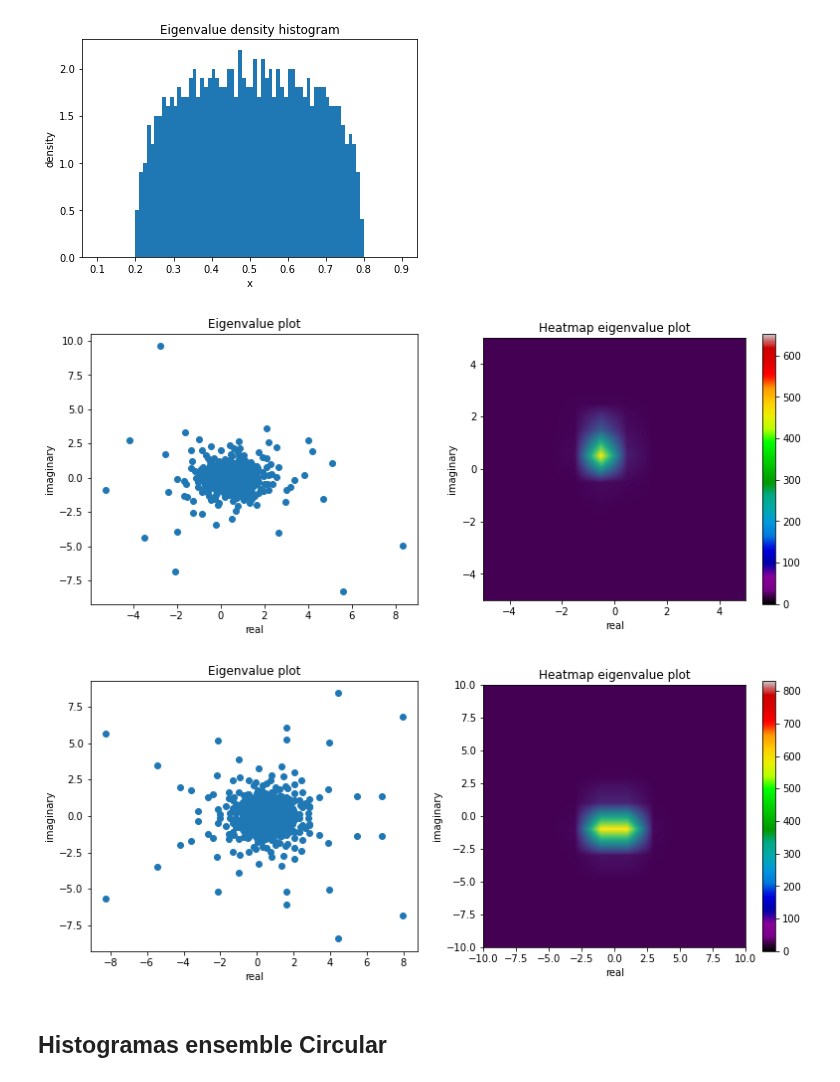
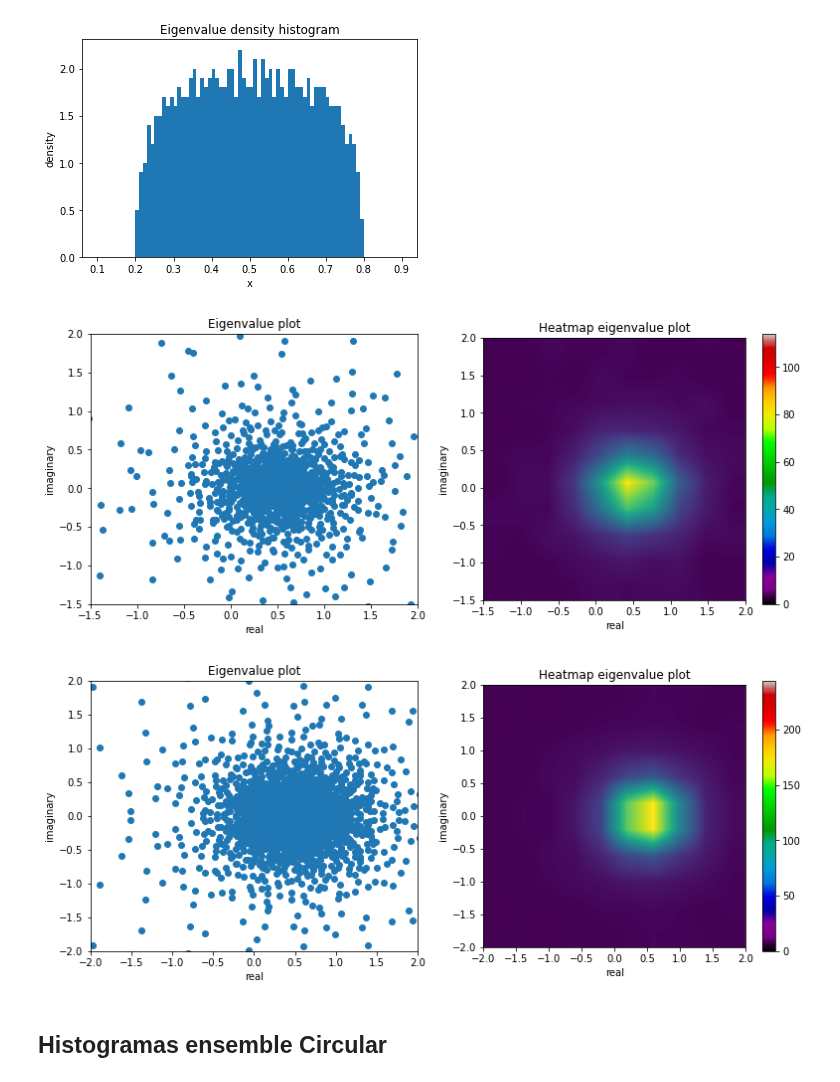
Before and after one commit to AlejandroSantorum/scikit-rmt, a Jupyter notebook: notebooks/ensemble_sims.ipynb, the cells around one changed output. Drawn from its saved outputs; the diff is of its cells as text; code cells hidden in the pictures.

```diff
--- a/notebooks/ensemble_sims.ipynb
+++ b/notebooks/ensemble_sims.ipynb
@@ -65,14 +62,14 @@ mre.plot_eigval_hist(bins=80, interval=(0.1, 0.9), density=True)
 [figure]
 # %%
 mce = ManovaEnsemble(beta=2, m=m, n1=n1, n2=n2)
-mce.plot_eigval_hist(bins=80)
+mce.plot_eigval_hist(bins=80, interval=(-1.5,2))
 # %% [output]
-[figure, old version]
+[figure, new version]
 # %%
 mqe = ManovaEnsemble(beta=4, m=m, n1=n1, n2=n2)
-mqe.plot_eigval_hist(bins=80)
+mqe.plot_eigval_hist(bins=80, interval=(-2,2))
 # %% [output]
-[figure, old version]
+[figure, new version]
 # %% [markdown]
 ## Histogramas ensemble Circular
 # %%
```
Also changed, not shown: parts of 3 cells of this notebook, 5 other files.
